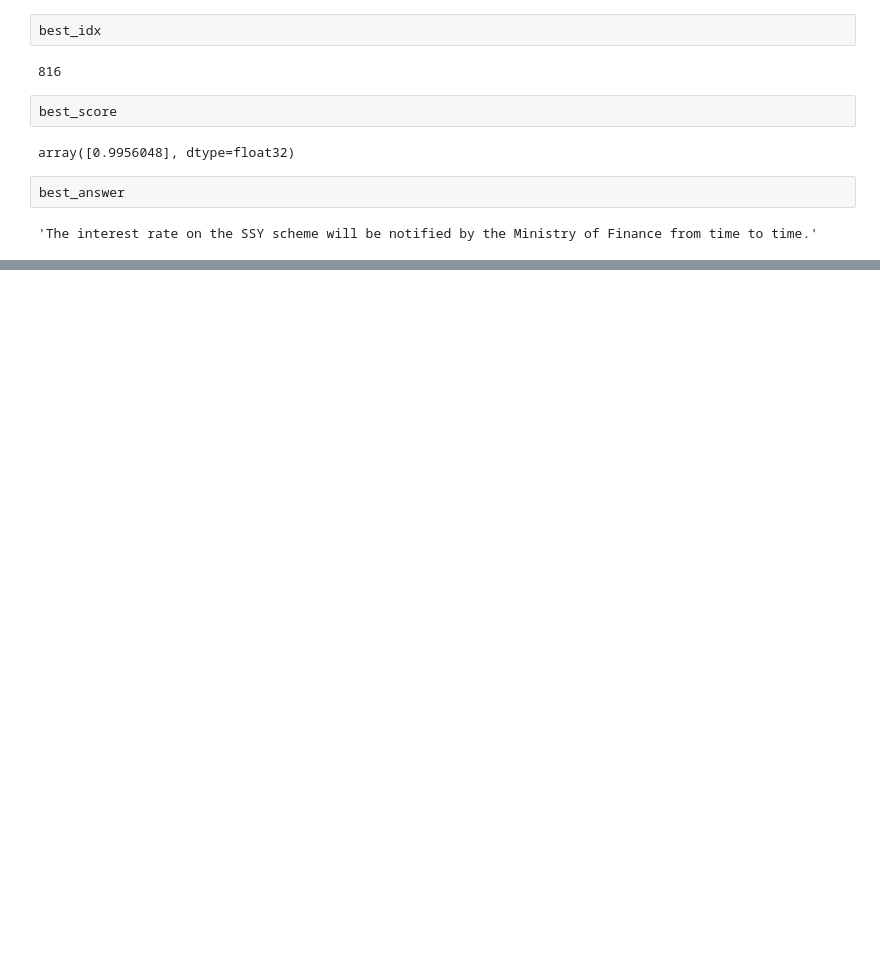
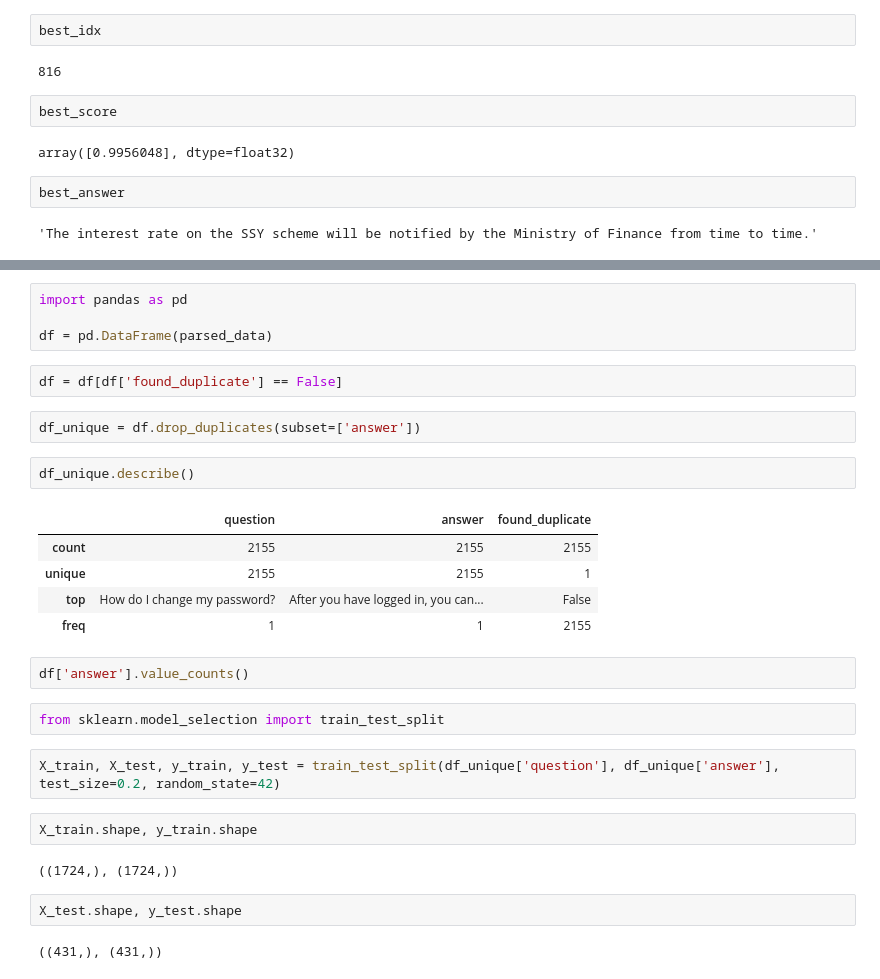
Before and after one commit to Pratik-Nikam/FAQ_Model_tf, a Jupyter notebook: FAQ_Model.ipynb, the cells around one changed output, grey strips where cells are left out. Drawn from its saved outputs; the diff is of its cells as text; blank space fills up the shorter version.

```diff
--- a/FAQ_Model.ipynb
+++ b/FAQ_Model.ipynb
@@ -349,0 +370,30 @@ best_answer
+# %%
+import pandas as pd
+
+df = pd.DataFrame(parsed_data)
+# %%
+df = df[df['found_duplicate'] == False]
+# %%
+df_unique = df.drop_duplicates(subset=['answer'])
+# %%
+df_unique.describe()
+# %% [output]
+|  | question | answer | found_duplicate |
+| count | 2155 | 2155 | 2155 |
+| unique | 2155 | 2155 | 1 |
+| top | How do I change my password? | After you have logged in, you can... | False |
+| freq | 1 | 1 | 2155 |
+# %%
+df['answer'].value_counts()
+# %%
+from sklearn.model_selection import train_test_split
+# %%
+X_train, X_test, y_train, y_test = train_test_split(df_unique['question'], df_unique['answer'], test_size=0.2, random_state=42)
+# %%
+X_train.shape, y_train.shape
+# %% [output]
+((1724,), (1724,))
+# %%
+X_test.shape, y_test.shape
+# %% [output]
+((431,), (431,))
```
Also changed, not shown: parts of 7 cells of this notebook.
